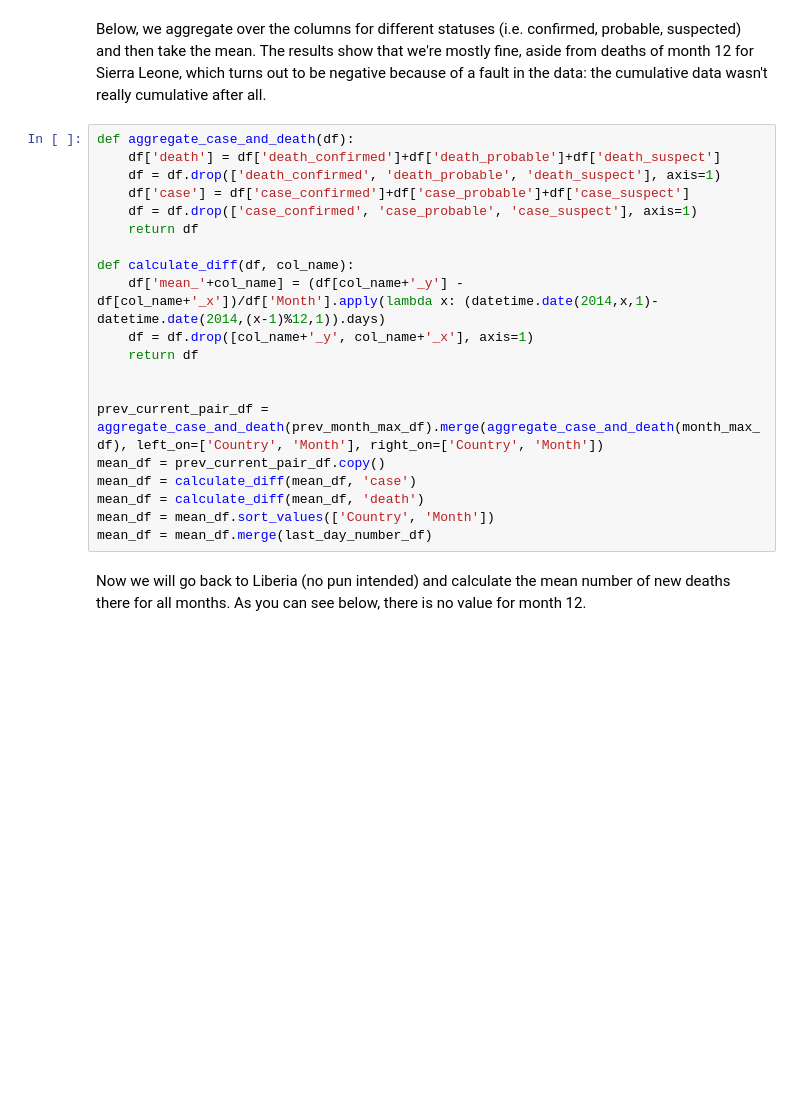
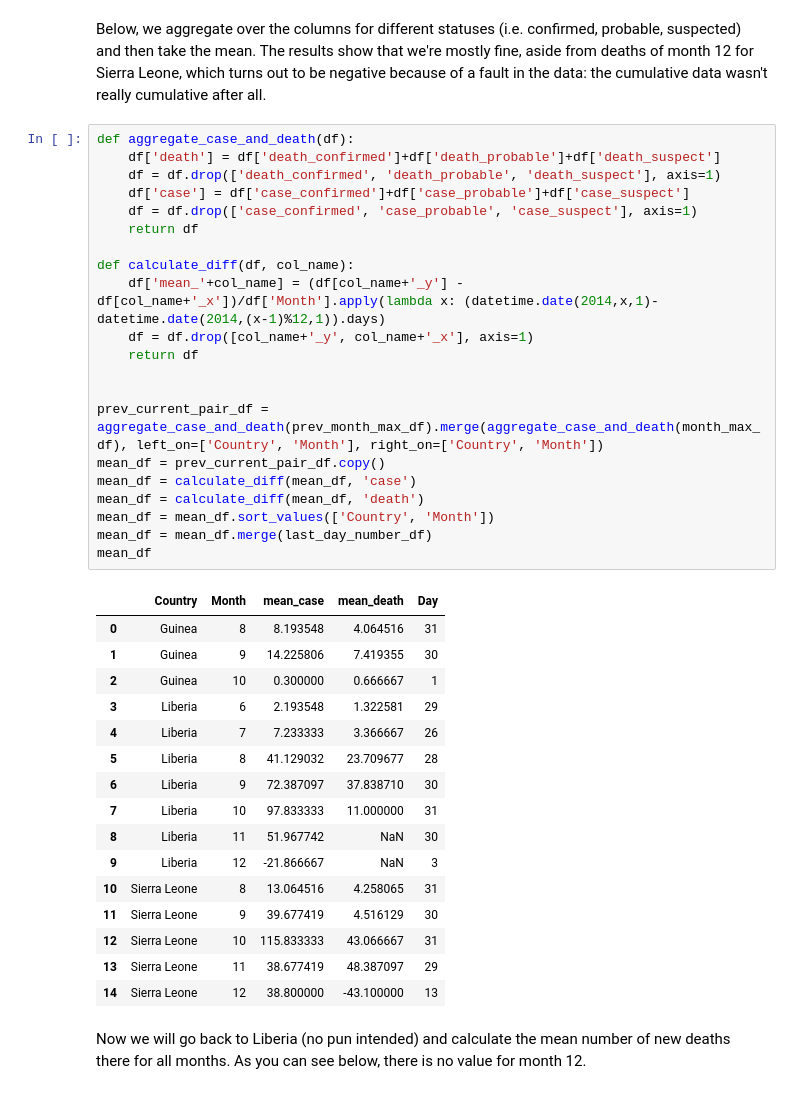
Before and after one commit to odorgergo/ada-rag, a Jupyter notebook: HW1/Homework 1.ipynb, the cells around one changed output. Saved outputs shown, nothing was run; the diff lists cells and outputs as text; blank space fills up the shorter version.

```diff
--- a/HW1/Homework 1.ipynb
+++ b/HW1/Homework 1.ipynb
@@ -203,23 +203,41 @@ Below, we aggregate over the columns for different statuses (i.e. confirmed, pro
 # %%
 def aggregate_case_and_death(df):
     df['death'] = df['death_confirmed']+df['death_probable']+df['death_suspect']
     df = df.drop(['death_confirmed', 'death_probable', 'death_suspect'], axis=1)
     df['case'] = df['case_confirmed']+df['case_probable']+df['case_suspect']
     df = df.drop(['case_confirmed', 'case_probable', 'case_suspect'], axis=1)
     return df
 
 def calculate_diff(df, col_name):
     df['mean_'+col_name] = (df[col_name+'_y'] - df[col_name+'_x'])/df['Month'].apply(lambda x: (datetime.date(2014,x,1)-datetime.date(2014,(x-1)%12,1)).days)
     df = df.drop([col_name+'_y', col_name+'_x'], axis=1)
     return df
 
 
 prev_current_pair_df = aggregate_case_and_death(prev_month_max_df).merge(aggregate_case_and_death(month_max_df), left_on=['Country', 'Month'], right_on=['Country', 'Month'])
 mean_df = prev_current_pair_df.copy()
 mean_df = calculate_diff(mean_df, 'case')
 mean_df = calculate_diff(mean_df, 'death')
 mean_df = mean_df.sort_values(['Country', 'Month'])
 mean_df = mean_df.merge(last_day_number_df)
+mean_df
+# %% [output]
+|  | Country | Month | mean_case | mean_death | Day |
+| 0 | Guinea | 8 | 8.193548 | 4.064516 | 31 |
+| 1 | Guinea | 9 | 14.225806 | 7.419355 | 30 |
+| 2 | Guinea | 10 | 0.300000 | 0.666667 | 1 |
+| 3 | Liberia | 6 | 2.193548 | 1.322581 | 29 |
+| 4 | Liberia | 7 | 7.233333 | 3.366667 | 26 |
+| 5 | Liberia | 8 | 41.129032 | 23.709677 | 28 |
+| 6 | Liberia | 9 | 72.387097 | 37.838710 | 30 |
+| 7 | Liberia | 10 | 97.833333 | 11.000000 | 31 |
+| 8 | Liberia | 11 | 51.967742 | NaN | 30 |
+| 9 | Liberia | 12 | -21.866667 | NaN | 3 |
+| 10 | Sierra Leone | 8 | 13.064516 | 4.258065 | 31 |
+| 11 | Sierra Leone | 9 | 39.677419 | 4.516129 | 30 |
+| 12 | Sierra Leone | 10 | 115.833333 | 43.066667 | 31 |
+| 13 | Sierra Leone | 11 | 38.677419 | 48.387097 | 29 |
+| 14 | Sierra Leone | 12 | 38.800000 | -43.100000 | 13 |
 # %% [markdown]
 Now we will go back to Liberia (no pun intended) and calculate the mean number of new deaths there for all months. As you can see below, there is no value for month 12.
 # %%
```
Also changed, not shown: parts of 1 cell of this notebook, 1 other file.
